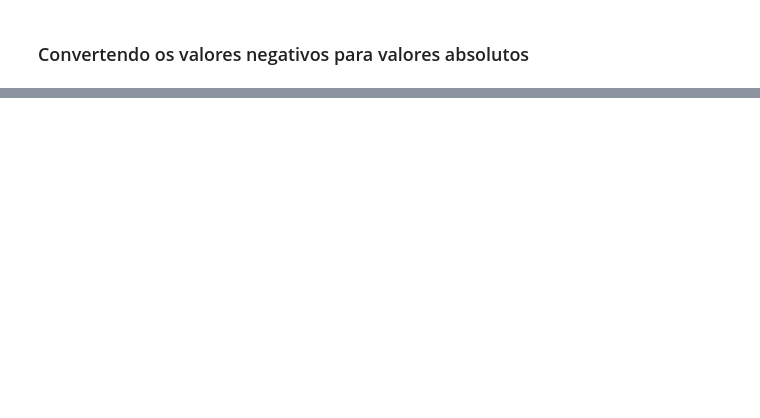
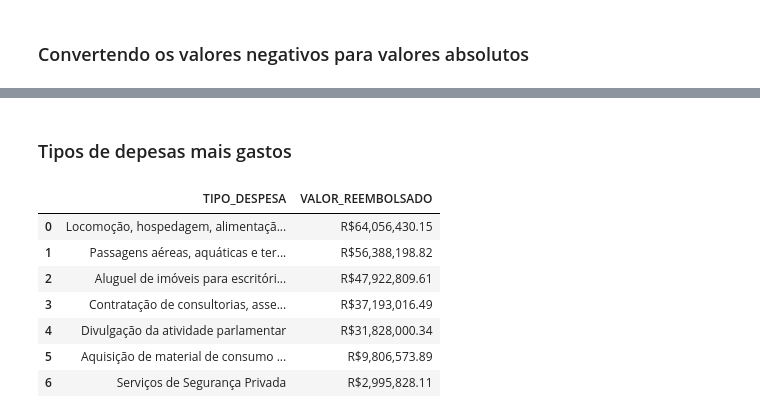
Before and after one commit to carlos-lorim/Analise-dataset-CEAPS, a Jupyter notebook: projeto/7days.ipynb, the cells around one changed output, grey strips where cells are left out. Cells and saved outputs as stored; diff of their text form; code cells hidden in the pictures; blank space fills up the shorter version.

```diff
--- a/projeto/7days.ipynb
+++ b/projeto/7days.ipynb
@@ -116,0 +141,23 @@ df['VALOR_REEMBOLSADO'] = abs(df['VALOR_REEMBOLSADO'])
+# %% [markdown]
+### Tipos de depesas mais gastos
+# %%
+# Agrupar os gastos por tipo de despesa e pegar os top 10
+despesas_top10 = (
+    df.groupby("TIPO_DESPESA")["VALOR_REEMBOLSADO"]
+      .sum()
+      .sort_values(ascending=False)
+      .head(10)
+      .reset_index()  # Para transformar em DataFrame e poder usar .style
+)
+
+# Formatar os valores em moeda brasileira
+despesas_top10.style.format({"VALOR_REEMBOLSADO": "R${:,.2f}"})
+# %% [output]
+|  | TIPO_DESPESA | VALOR_REEMBOLSADO |
+| 0 | Locomoção, hospedagem, alimentaçã... | R$64,056,430.15 |
+| 1 | Passagens aéreas, aquáticas e ter... | R$56,388,198.82 |
+| 2 | Aluguel de imóveis para escritóri... | R$47,922,809.61 |
+| 3 | Contratação de consultorias, asse... | R$37,193,016.49 |
+| 4 | Divulgação da atividade parlamentar | R$31,828,000.34 |
+| 5 | Aquisição de material de consumo ... | R$9,806,573.89 |
+| 6 | Serviços de Segurança Privada | R$2,995,828.11 |
```
Also changed, not shown: parts of 18 cells of this notebook.
